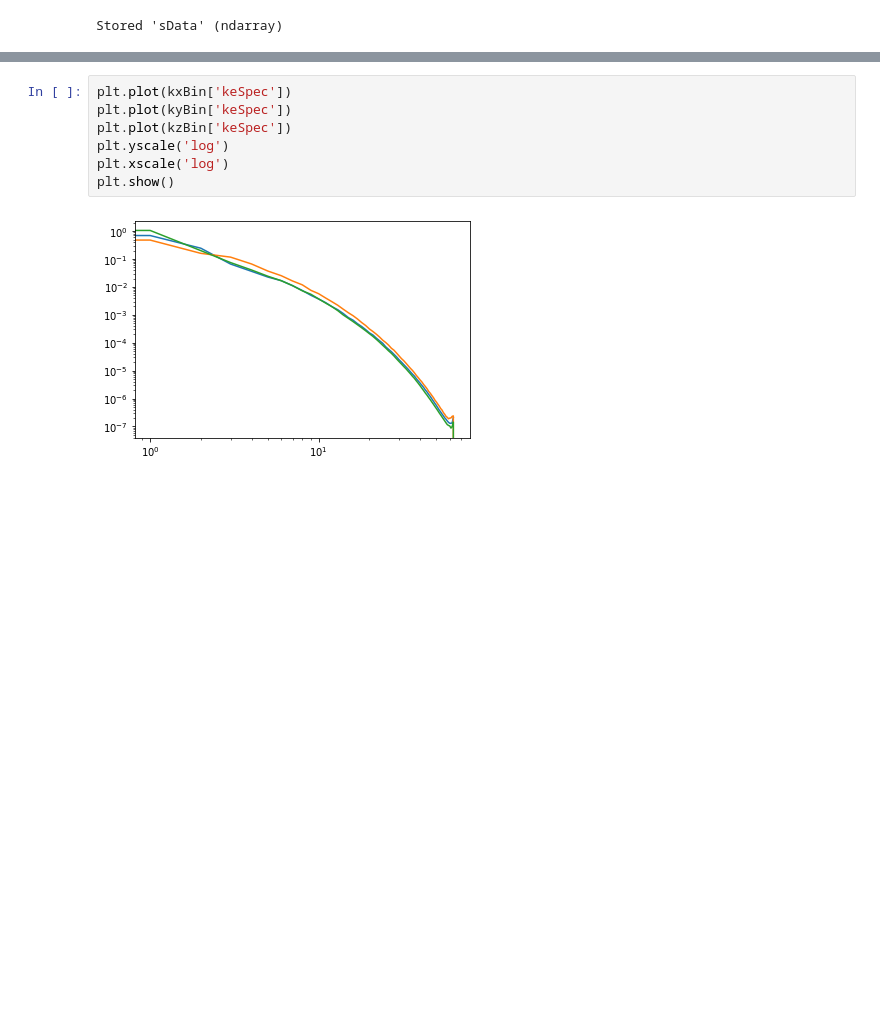
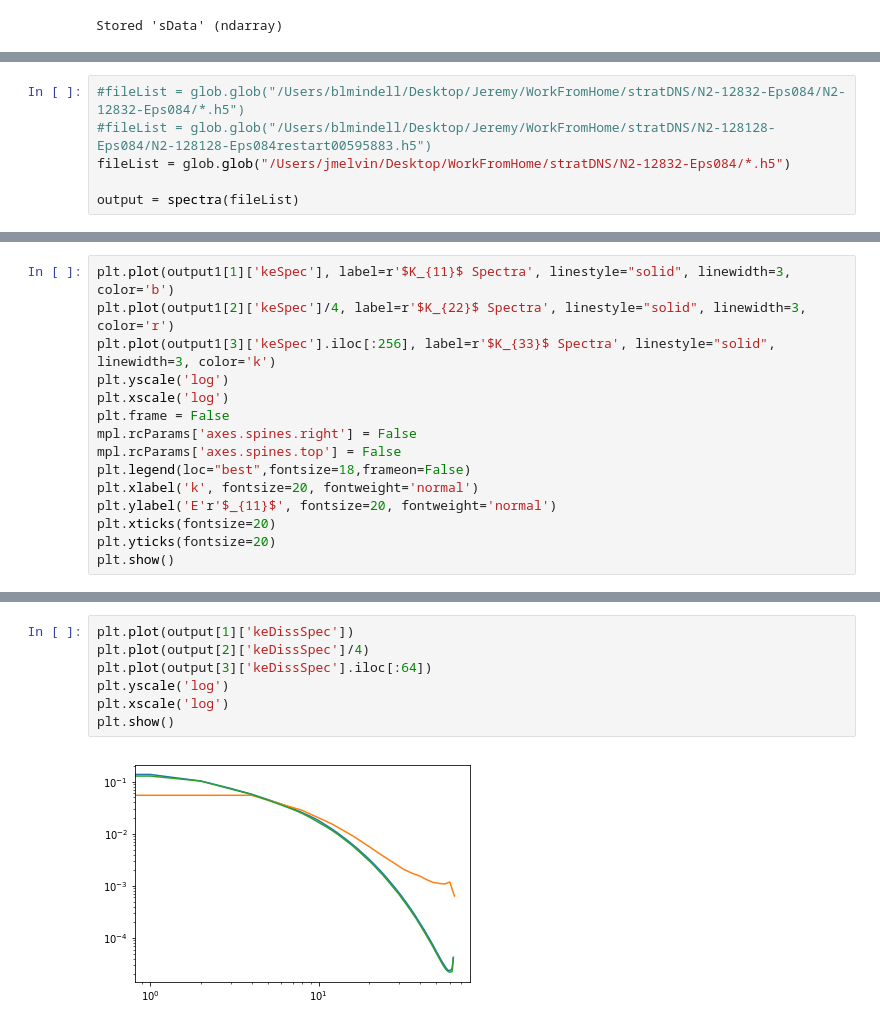
Before and after one commit to jamelvin/stratDNS, a Jupyter notebook: spectra-Jupyter.ipynb, the cells around one changed output, grey strips where cells are left out. Cells and saved outputs as stored; diff of their text form; blank space fills up the shorter version.

Commit message:
Updates to spectra file.

```diff
--- a/spectra-Jupyter.ipynb
+++ b/spectra-Jupyter.ipynb
@@ -359,0 +336,6 @@ plt.show()
+# %%
+#fileList = glob.glob("/Users/blmindell/Desktop/Jeremy/WorkFromHome/stratDNS/N2-12832-Eps084/N2-12832-Eps084/*.h5")
+#fileList = glob.glob("/Users/blmindell/Desktop/Jeremy/WorkFromHome/stratDNS/N2-128128-Eps084/N2-128128-Eps084restart00595883.h5")
+fileList = glob.glob("/Users/jmelvin/Desktop/WorkFromHome/stratDNS/N2-12832-Eps084/*.h5")
+
+output = spectra(fileList)
@@ -359,0 +356,15 @@ plt.show()
+# %%
+plt.plot(output1[1]['keSpec'], label=r'$K_{11}$ Spectra', linestyle="solid", linewidth=3, color='b')
+plt.plot(output1[2]['keSpec']/4, label=r'$K_{22}$ Spectra', linestyle="solid", linewidth=3, color='r')
+plt.plot(output1[3]['keSpec'].iloc[:256], label=r'$K_{33}$ Spectra', linestyle="solid", linewidth=3, color='k')
+plt.yscale('log')
+plt.xscale('log')
+plt.frame = False
+mpl.rcParams['axes.spines.right'] = False
+mpl.rcParams['axes.spines.top'] = False
+plt.legend(loc="best",fontsize=18,frameon=False)
+plt.xlabel('k', fontsize=20, fontweight='normal')
+plt.ylabel('E'r'$_{11}$', fontsize=20, fontweight='normal')
+plt.xticks(fontsize=20)
+plt.yticks(fontsize=20)
+plt.show()
@@ -360,9 +382,9 @@ plt.show()
 # %%
-plt.plot(kxBin['keSpec'])
-plt.plot(kyBin['keSpec'])
-plt.plot(kzBin['keSpec'])
+plt.plot(output[1]['keDissSpec'])
+plt.plot(output[2]['keDissSpec']/4)
+plt.plot(output[3]['keDissSpec'].iloc[:64])
 plt.yscale('log')
 plt.xscale('log')
 plt.show()
 # %% [output]
-[figure, old version]
+[figure, new version]
```
Also changed, not shown: parts of 16 cells of this notebook.
